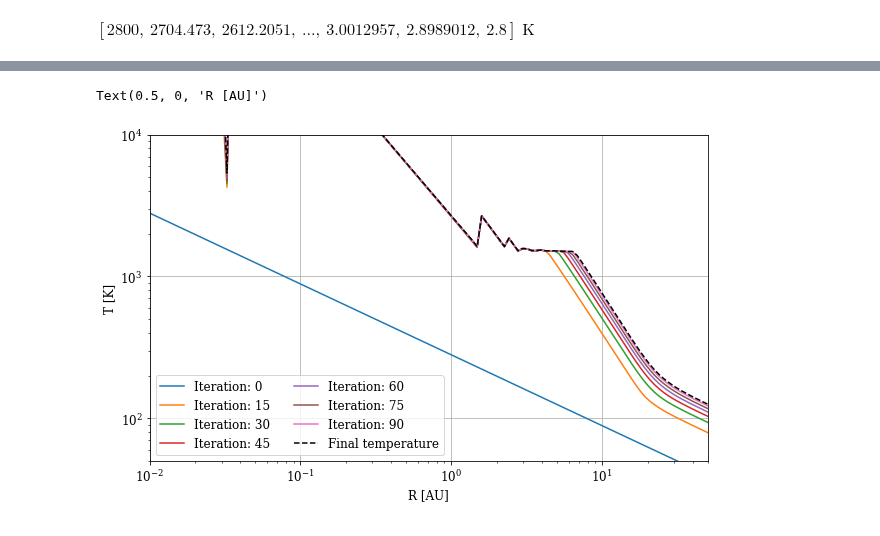
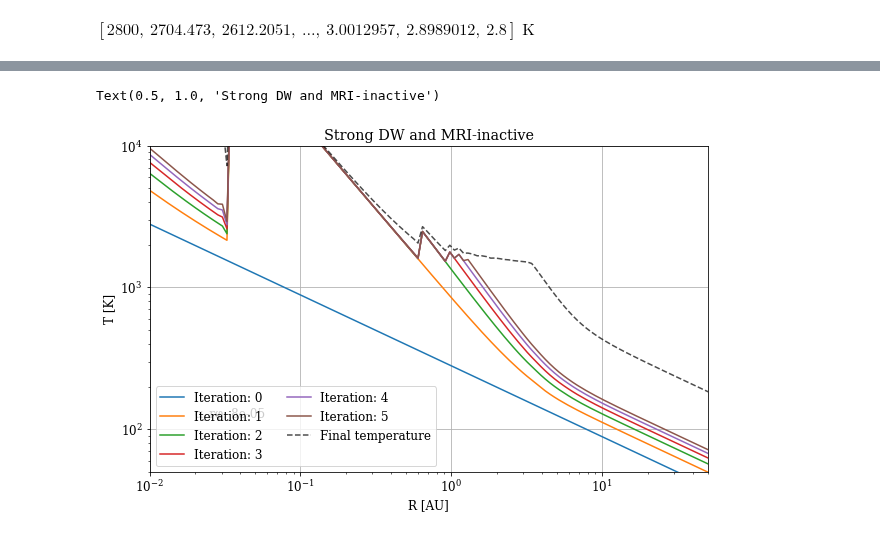
Before and after one commit to agent031/bachelor_code, a Jupyter notebook: Testing_values_T0/combined_temp_strongDW.ipynb, the cells around one changed output, grey strips where cells are left out. Saved outputs shown, nothing was run; the diff lists cells and outputs as text; code cells hidden in the pictures.

Commit message:
added several subplots for investigation, I possibly need a more advanced iteration or solver

```diff
--- a/Testing_values_T0/combined_temp_strongDW.ipynb
+++ b/Testing_values_T0/combined_temp_strongDW.ipynb
@@ -84,7 +73,7 @@ print(sigma_sb.decompose())
 5.6703744191844314e-08 kg / (K4 s3)
 [figure]
 # %%
-α_rφ = 8e-3
+α_rφ = 8e-5
 func_to_der = (r_au**2 * Σ_initial(r_au) * Ω * α_rφ * c_s2(T_req)).decompose()
 F_rad = (-(r_au**(-2)) * (sD1_log @ func_to_der) * func_to_der.unit).decompose()
 
@@ -121,7 +110,7 @@ def tau_R(T, Σ):
 def tau_P(τ_R):
     τ_P = τ_R.copy()
     τ_P[2.4 * τ_P <= 0.5] = 0.5
-    τ_P[2.4 * τ_P > 0.5] = 2.4 * τ_P[2.4 * τ_P > 0.5]
+    τ_P[τ_P != 0.5] = 2.4 * τ_P[τ_P != 0.5]
     return τ_P
 # %%
 def F_rad_func(Σ, cs2):
@@ -176,3 +167,4 @@ plt.loglog(r, T_req)
 # %%
-def T_func(T, Σ):
-    return (T_vis(T, Σ_initial(r_au)).value**4 + T_req.value**4 - T.value**4)**0.25
+def guess_T(T):
+    T_new4 = T_vis(T, Σ_initial(r_au)).value**4 + T_req.value**4
+    return T_new4**0.25 * u.K
@@ -191,0 +171,19 @@ $\mathrm{K}$
+# %%
+fig, axs = plt.subplots(figsize = (10, 6))
+
+T0 = T_req
+T_list = [T_req]
+for i in range(2):
+    T_new = guess_T(T_list[-1])
+    T_damp = (T_list[-1]**4 + T_new**4)**0.25
+    T_list.append(T_damp)
+
+
+axs.grid()
+for i, T in enumerate(T_list[1:]):
+    axs.loglog(r, tau_R(T, Σ_initial(r_au)), label = f'$τ_R$, it. {i+1}', ls = ':')
+    axs.loglog(r, tau_P(tau_R(T, Σ_initial(r_au))), label = f'$τ_P(τ_R)$, it. {i+1}', ls='--')
+    axs.set(ylabel = 'Opacity [unitless]', xlabel = 'r [AU]', ylim = (1e-4, 1e8))
+    axs.loglog(r, (3/8 * tau_R(T, Σ_initial(r_au)) + 0.5 * tau_P(tau_R(T, Σ_initial(r_au)))**(-1)), label = '$3/8 τ_R + 1/(2τ_P)}$\n'+f'it. {i+1}')
+#axs[1].axhline(0.5, c='grey', label = 'τ_P_{min}')
+axs.legend(frameon = False)
@@ -192,26 +268,30 @@ $\mathrm{K}$
 # %%
 T0 = T_req
 T = [T_req]
 for i in range(100):
-    T_new = func(T[-1])
-    T_damp = (T[-1]**4 + T_new**4)**0.25
+    T_new = guess_T(T[-1])
+    T_damp = (T[-1]**3 + T_new**3)**(1/3)
     T.append(T_damp)
 
 
 plt.figure(figsize = (10,6))
 plt.grid()
 for i, t in enumerate(T):
-    if i%15 == 0:
+    if i <= 5:
         plt.loglog(r, t, label=f'Iteration: {i}')
-plt.loglog(r, T[-1], ls='--', c='black', label = 'Final temperature')
+    #if i%15 == 0:
+    #    plt.loglog(r, t, label=f'Iteration: {i}')
+plt.loglog(r, T[-1], ls='--', c='black', label = 'Final temperature', alpha = 0.7)
 plt.legend(ncol = 2)
 plt.ylim(50,1e4)
 plt.xlim(0.01, 50)
 plt.ylabel(f'T [{T_damp.unit}]')
 plt.xlabel('R [AU]')
+plt.text(0.02, 1.2e2, f'α_rφ: {α_rφ}')
+plt.title('Strong DW and MRI-inactive')
 # %% [output]
-Text(0.5, 0, 'R [AU]')
+Text(0.5, 1.0, 'Strong DW and MRI-inactive')
-[figure, old version]
+[figure, new version]
 # %%
 plt.loglog(r, tau_R(T[-1], Σ_initial(r_au)), label = '$τ_R$')
 plt.loglog(r, tau_P(tau_R(T[-1], Σ_initial(r_au))), label = '$τ_P$')
```
Also changed, not shown: parts of 23 cells of this notebook.
